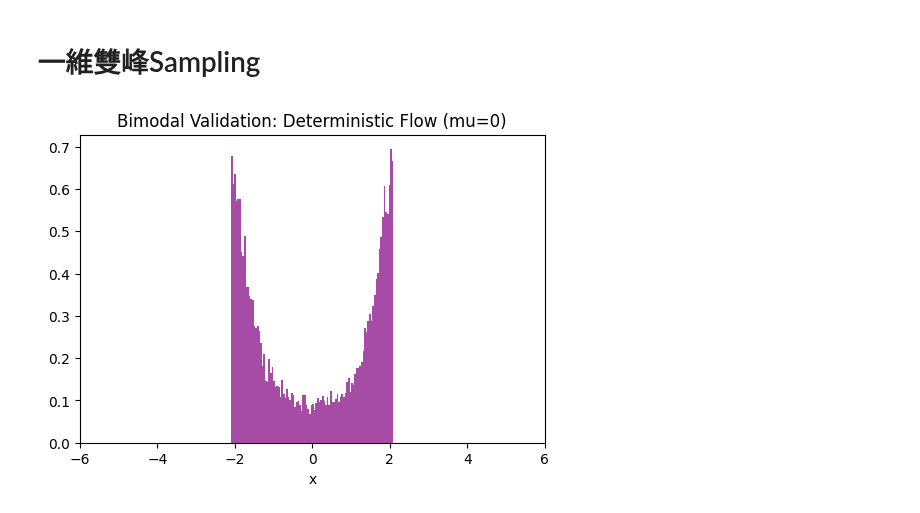
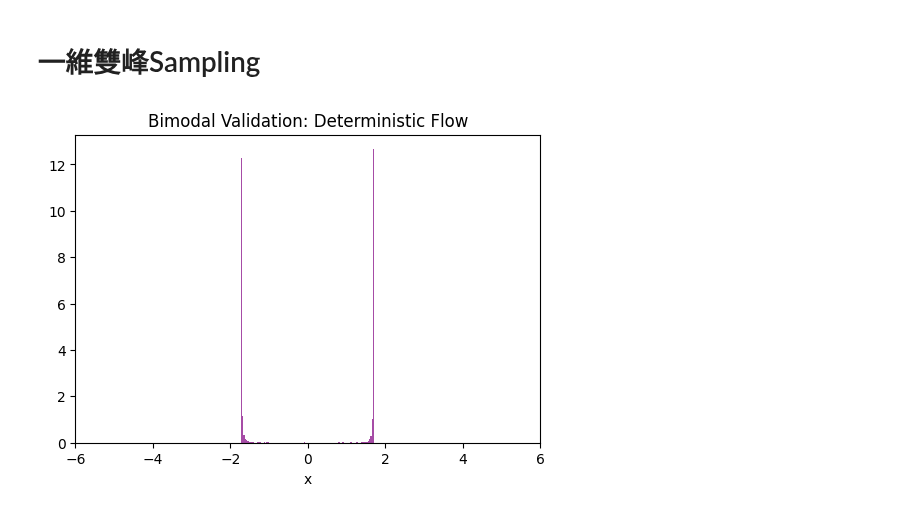
Before and after one commit to XuanWeiWang-999/2025Autumn_ML-project-DiffusionModel_02, a Jupyter notebook: 20260105_code/1D_epsilon_double.ipynb, the cells around one changed output. Cells and saved outputs as stored; diff of their text form; code cells hidden in the pictures.

```diff
--- a/20260105_code/1D_epsilon_double.ipynb
+++ b/20260105_code/1D_epsilon_double.ipynb
@@ -139,13 +139,17 @@ sigma_noise = 0.4
 K_traj = 20
 N_total=5000
 # %%
-def langevin_sampling(model, steps, eta, x_dim, N_total, mu, sigma_final_denoise, deterministic):
+def langevin_sampling(model, steps, eta, N_total, sigma_final_denoise, deterministic):
     N=N_total
     model.eval()
 
     # init x
     #x = mu+torch.randn(N, x_dim).to(device)
-    x = (torch.rand(N, 1).to(device) - 0.5) * 6  # Uniform(-3, 3)
+    #x = (torch.rand(N, 1).to(device) - 0.5) * 6  # Uniform(-3, 3)
+    x_clean, _ = sample_noisy_x(batch_size=N, x_dim=1, sigma=0)
+    x0 = torch.from_numpy(x_clean).to(device)
+    noise_init = torch.randn_like(x0)
+    x = x0 + sigma_final_denoise * noise_init
 
     sqrt_2eta = torch.sqrt(torch.tensor(2 * eta, device=device))
 
@@ -157,40 +161,38 @@ def langevin_sampling(model, steps, eta, x_dim, N_total, mu, sigma_final_denoise
             noise = torch.randn_like(x)
 
             if deterministic:
-                # Note 4 模式：只跟著 Score 走 (ODE flow)
+                # True: 只跟著 Score 走 (ODE flow)
                 x = x + eta * score
             else:
-                # 正常 Langevin 模式
+                # False: 正常 Langevin 模式
                 noise = torch.randn_like(x)
                 x = x + eta * score + sqrt_2eta * noise
         # 2. (新增) 最後一步去噪 (Tweedie's Formula)
         # 原因：Langevin 採樣出來的是 "含噪分佈" (x + sigma)。
         # 如果不加這一步，你的雙峰會看起來比較 "胖" (標準差比較大)。
         # 加了這一步，點會瞬間收束到分佈的中心 (Manifold)。
         if sigma_final_denoise > 0:
             final_eps = model(x)
             x = x - sigma_final_denoise * final_eps
 
     return x.detach().cpu().numpy()
 
 # === 測試雙峰 (Bimodal) ===
 final_samples = langevin_sampling(
     model,
     steps=2000,
-    eta=0.001,      # 保持這個較大的 eta，讓總時間 T=2.0，足夠粒子移動
-    x_dim=1,
-    N_total=10000,  # 建議樣本多一點 (例如 10000)，這樣雙峰比較明顯
-    mu=0,           # <--- 【關鍵修改】改成 0 (兩個峰的中間)
+    eta=0.01,
+    N_total=10000,
     sigma_final_denoise=sigma_dsm,
-    deterministic=True # 開啟 ODE 模式
+    deterministic=True
 )
 
 # 畫圖檢查
 plt.figure(figsize=(6, 4))
 plt.hist(final_samples, bins=100, density=True, color='purple', alpha=0.7)
-plt.title("Bimodal Validation: Deterministic Flow (mu=0)")
+plt.title("Bimodal Validation: Deterministic Flow")
 plt.xlim(-6, 6) # 設定範圍看清楚兩邊
 plt.xlabel("x")
 plt.show()
 # %% [output]
-[figure, old version]
+[figure, new version]
```
Also changed, not shown: parts of 4 cells of this notebook.
